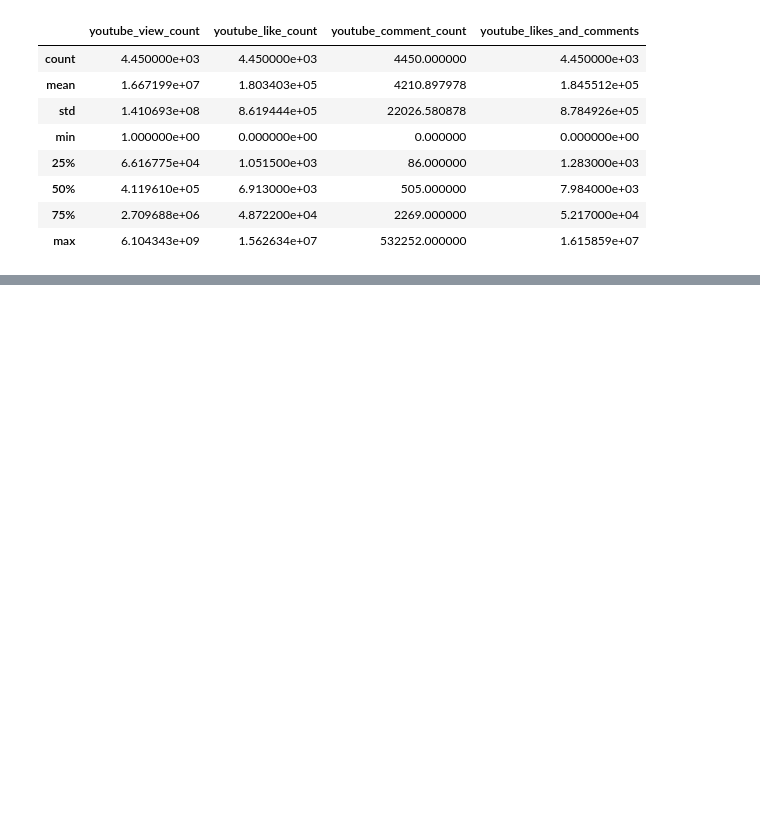
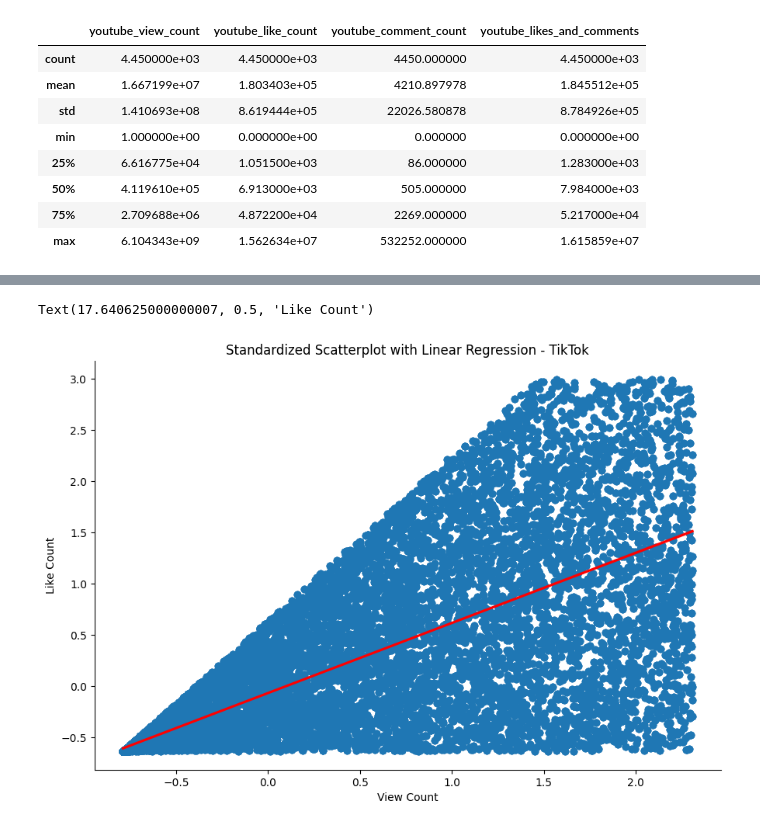
Before and after one commit to Takosaga/fall_24, a Jupyter notebook: big_data/coursework_assignment/3_dashboard.ipynb, the cells around one changed output, grey strips where cells are left out. Drawn from its saved outputs; the diff is of its cells as text; code cells hidden in the pictures; blank space fills up the shorter version.

```diff
--- a/big_data/coursework_assignment/3_dashboard.ipynb
+++ b/big_data/coursework_assignment/3_dashboard.ipynb
@@ -98,0 +142,16 @@ youtube_df.describe()
+# %%
+sns.lmplot(
+    data=tiktok_df_cleaned,
+    x='tiktok_view_count',
+    y='tiktok_like_count',
+    height=6,
+    aspect=1.5,
+    line_kws={'color': 'red'}
+)
+
+plt.title("Standardized Scatterplot with Linear Regression - TikTok")
+plt.xlabel("View Count")
+plt.ylabel("Like Count")
+# %% [output]
+Text(17.640625000000007, 0.5, 'Like Count')
+[figure, added]
```
Also changed, not shown: parts of 17 cells of this notebook, 1 other file.
